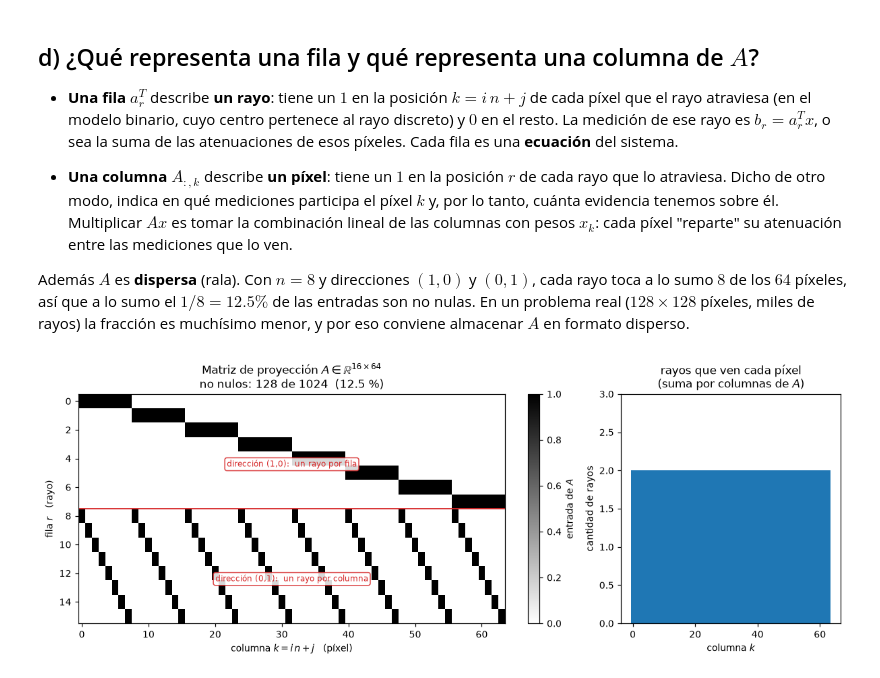
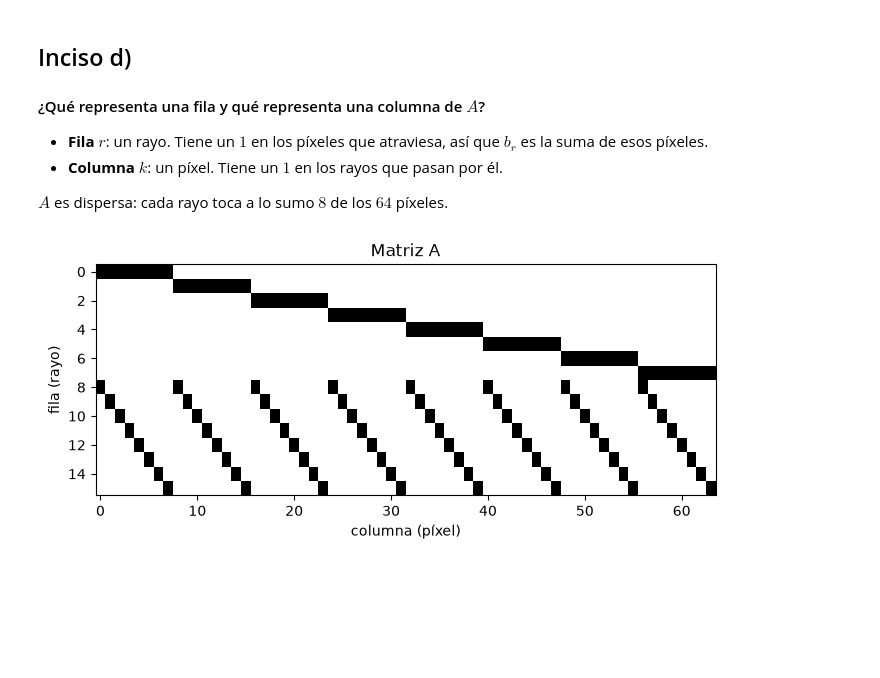
Before and after one commit to juanignacioelosegui/tp-metodos, a Jupyter notebook: ejercicio_3.ipynb, the cells around one changed output. Cells and saved outputs as stored; diff of their text form; code cells hidden in the pictures; blank space fills up the shorter version.

```diff
--- a/ejercicio_3.ipynb
+++ b/ejercicio_3.ipynb
@@ -127,49 +56,19 @@ fila r= 0  dirección (1, 0)  s=0  ->  [1 1 1 1 1 1 1 1 0 0 0 0 0 0 0 0 0 0 0 0
 # %% [markdown]
-## d) ¿Qué representa una fila y qué representa una columna de $A$?
+## Inciso d)
+#### ¿Qué representa una fila y qué representa una columna de $A$?
 
-- **Una fila** $a_r^{T}$ describe **un rayo**: tiene un $1$ en la posición $k = i\,n+j$ de
-  cada píxel que el rayo atraviesa (en el modelo binario, cuyo centro pertenece al rayo
-  discreto) y $0$ en el resto. La medición de ese rayo es $b_r = a_r^{T}x$, o sea la suma de
-  las atenuaciones de esos píxeles. Cada fila es una **ecuación** del sistema.
+- **Fila $r$**: un rayo. Tiene un $1$ en los píxeles que atraviesa, así que $b_r$ es la suma de esos píxeles.
+- **Columna $k$**: un píxel. Tiene un $1$ en los rayos que pasan por él.
 
-- **Una columna** $A_{:,k}$ describe **un píxel**: tiene un $1$ en la posición $r$ de cada
-  rayo que lo atraviesa. Dicho de otro modo, indica en qué mediciones participa el píxel $k$
-  y, por lo tanto, cuánta evidencia tenemos sobre él. Multiplicar $Ax$ es tomar la
-  combinación lineal de las columnas con pesos $x_k$: cada píxel "reparte" su atenuación
-  entre las mediciones que lo ven.
-
-Además $A$ es **dispersa** (rala). Con $n = 8$ y direcciones $(1,0)$ y $(0,1)$, cada rayo
-toca a lo sumo $8$ de los $64$ píxeles, así que a lo sumo el $1/8 = 12.5\%$ de las entradas
-son no nulas. En un problema real ($128\times128$ píxeles, miles de rayos) la fracción es
-muchísimo menor, y por eso conviene almacenar $A$ en formato disperso.
+$A$ es dispersa: cada rayo toca a lo sumo $8$ de los $64$ píxeles.
 # %%
-densidad = np.count_nonzero(A) / A.size
+import matplotlib.pyplot as plt
 
-fig, axes = plt.subplots(1, 2, figsize=(11.0, 4.2),
-                         gridspec_kw={"width_ratios": [2.1, 1]})
-
-im = axes[0].imshow(A, cmap="gray_r", aspect="auto", interpolation="nearest")
-axes[0].set_title(f"Matriz de proyección $A \\in \\mathbb{{R}}^{{16 \\times 64}}$\n"
-                  f"no nulos: {np.count_nonzero(A)} de {A.size}  "
-                  f"({100 * densidad:.1f} %)")
-axes[0].set_xlabel(r"columna $k = i\,n + j$   (píxel)")
-axes[0].set_ylabel("fila $r$   (rayo)")
-axes[0].axhline(7.5, color="tab:red", lw=1.2)
-caja = dict(boxstyle="round,pad=0.25", fc="white", ec="tab:red", alpha=0.85)
-axes[0].text(31.5, 4.4, "dirección (1,0):  un rayo por fila", color="tab:red",
-             fontsize=8, ha="center", va="center", bbox=caja)
-axes[0].text(31.5, 12.4, "dirección (0,1):  un rayo por columna", color="tab:red",
-             fontsize=8, ha="center", va="center", bbox=caja)
-fig.colorbar(im, ax=axes[0], fraction=0.025, label="entrada de $A$")
-
-axes[1].bar(np.arange(64), A.sum(axis=0), width=1.0, color="tab:blue")
-axes[1].set_title("rayos que ven cada píxel\n(suma por columnas de $A$)")
-axes[1].set_xlabel(r"columna $k$")
-axes[1].set_ylabel("cantidad de rayos")
-axes[1].set_ylim(0, 3)
-
-fig.tight_layout()
-guardar(fig, "ejercicio_03d_matriz_A")
+fig, ax = plt.subplots(figsize=(8, 3))
+ax.imshow(A, cmap="gray_r", aspect="auto")
+ax.set_xlabel("columna (píxel)")
+ax.set_ylabel("fila (rayo)")
+ax.set_title("Matriz A")
 plt.show()
 # %% [output]
-[figure, old version]
+[figure, new version]
```
Also changed, not shown: parts of 15 cells of this notebook, 6 other files.
